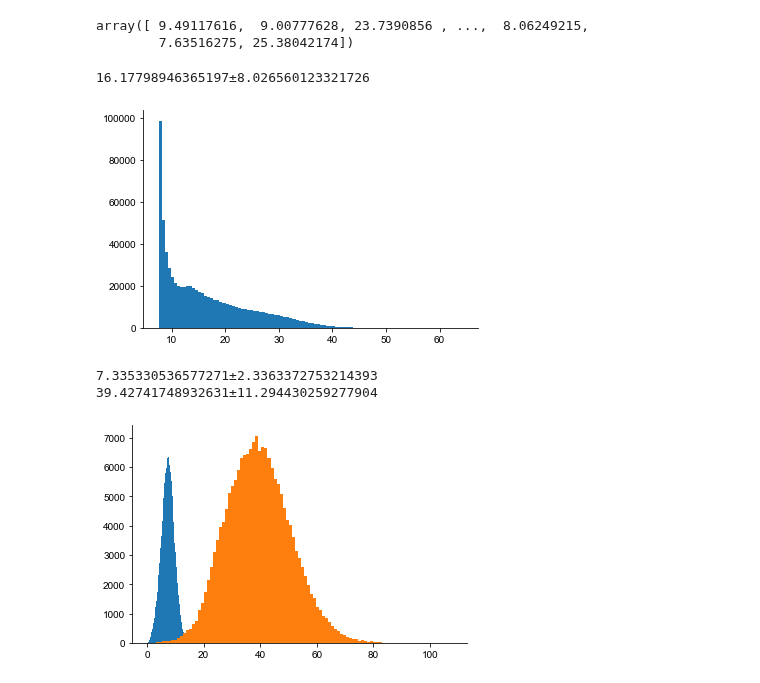
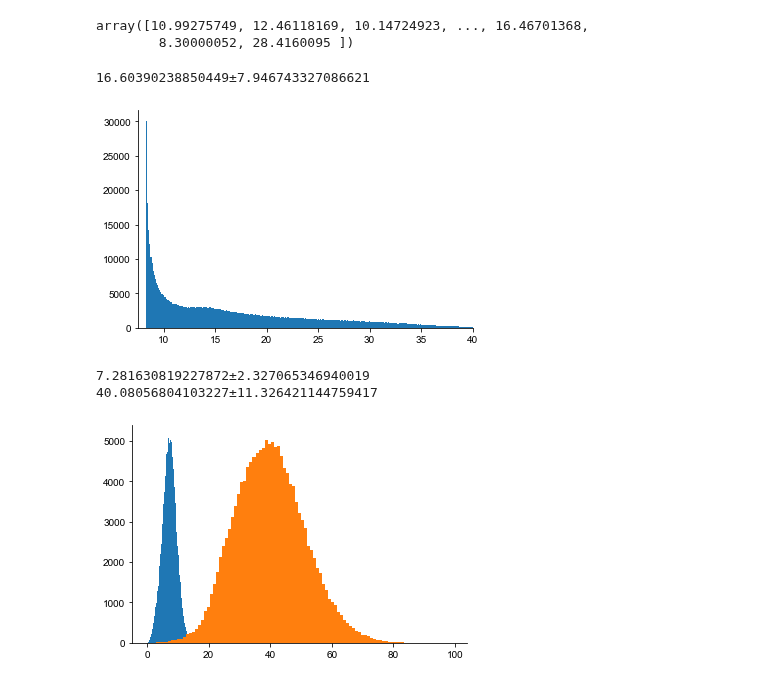
Before and after one commit to CNS-OIST/pycabnn, a Jupyter notebook: docs/fig_GLO_GRC/fig_GLO_GRC.ipynb, the cells around one changed output. Saved outputs shown, nothing was run; the diff lists cells and outputs as text; code cells hidden in the pictures.

Commit message:
Add plots for the correlation function etc

```diff
--- a/docs/fig_GLO_GRC/fig_GLO_GRC.ipynb
+++ b/docs/fig_GLO_GRC/fig_GLO_GRC.ipynb
@@ -45,7 +45,7 @@ Current range:
 # %%
 scale_factor = 1/5.5
 # %%
-src = grc.copy()
+src = grx.copy()
 tgt = glo.copy()
 src[:, 1] *= scale_factor
 tgt[:, 1] *= scale_factor
@@ -61,31 +61,32 @@ nn.fit(tgt)
 
 conns = nn.kneighbors(src, n_neighbors=4, return_distance=False)
 # %%
-dendvs = np.vstack([glo[conn,:] - grc[i,:] for i, conn in enumerate(conns)])
+dendvs = np.vstack([glo[conn,:] - grc[i,:] for i, conn in enumerate(conns) if conn.size>1])
 dendlens = np.sqrt((dendvs**2).sum(axis=-1))
 dendlens
 # %% [output]
-array([ 9.49117616,  9.00777628, 23.7390856 , ...,  8.06249215,
-        7.63516275, 25.38042174])
+array([10.99275749, 12.46118169, 10.14724923, ..., 16.46701368,
+        8.30000052, 28.4160095 ])
 # %%
-plt.hist(dendlens,100)
+plt.hist(dendlens,500)
+plt.xlim([7.5, 40])
 print('{}±{}'.format(dendlens.mean(), dendlens.std()))
 # %% [output]
-16.17798946365197±8.026560123321726
+16.60390238850449±7.946743327086621
-[figure, old version]
+[figure, new version]
 # %%
-dendvs = [glo[conns[i],:] - grc[i,:] for i, conn in enumerate(conns) if conn.size>0]
+dendvs = [glo[conns[i],:] - grc[i,:] for i, conn in enumerate(conns) if conn.size>1]
 
 ml_spread = np.array([z[:,0].max()-z[:,0].min() for z in dendvs])
 
 plt.hist(ml_spread,100)
 print('{}±{}'.format(ml_spread.mean(), ml_spread.std()))
 
 sg_spread = np.array([z[:,1].max()-z[:,1].min() for z in dendvs])
 
 plt.hist(sg_spread,100)
 print('{}±{}'.format(sg_spread.mean(), sg_spread.std()))
 # %% [output]
-7.335330536577271±2.3363372753214393
-39.42741748932631±11.294430259277904
+7.281630819227872±2.327065346940019
+40.08056804103227±11.326421144759417
-[figure, old version]
+[figure, new version]
```
Also changed, not shown: parts of 13 cells of this notebook, 4 other files.
